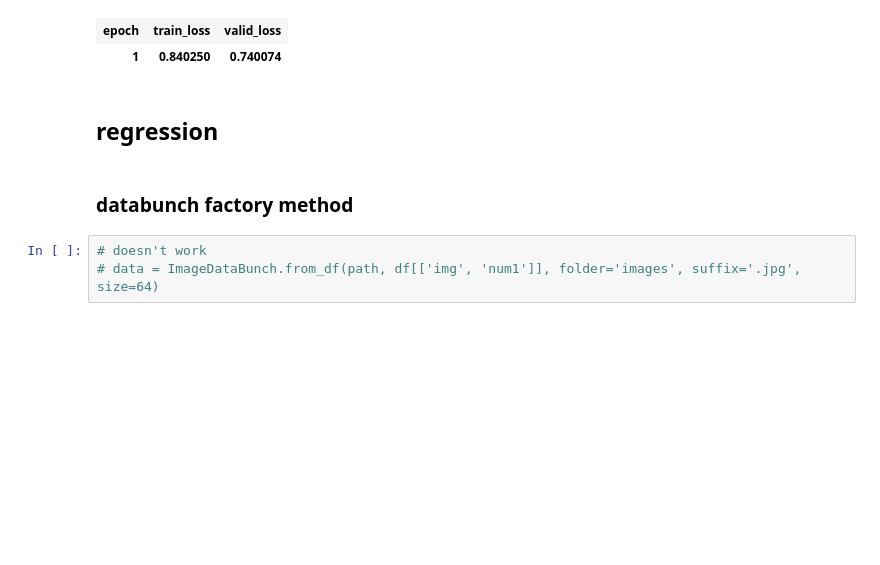
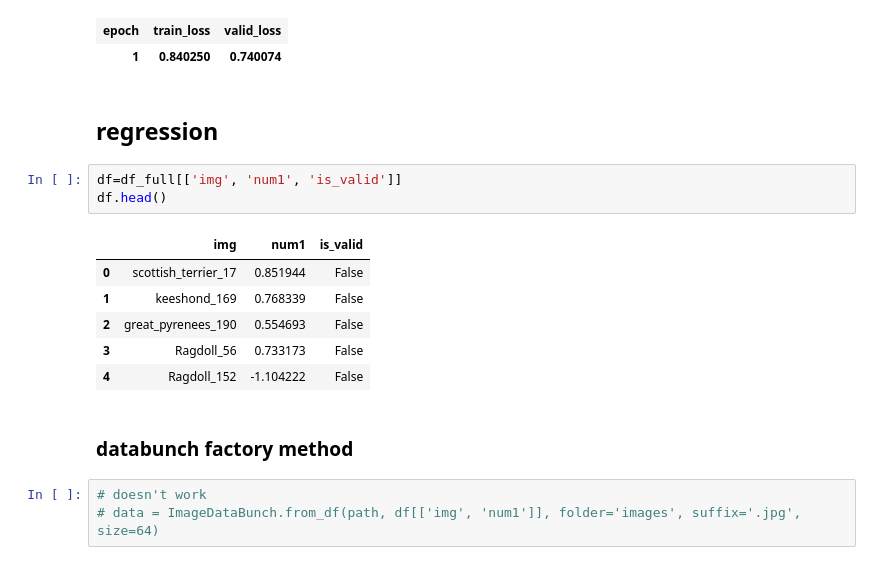
Before and after one commit to yang-zhang/yang-zhang.github.io, a Jupyter notebook: ds_code/fastai_multitask.ipynb, the cells around one changed output. Cells and saved outputs as stored; diff of their text form; blank space fills up the shorter version.

```diff
--- a/ds_code/fastai_multitask.ipynb
+++ b/ds_code/fastai_multitask.ipynb
@@ -182,6 +202,16 @@ Total time: 00:02
 | 1 | 0.840250 | 0.740074 |
 # %% [markdown]
 ## regression
+# %%
+df=df_full[['img', 'num1', 'is_valid']]
+df.head()
+# %% [output]
+|  | img | num1 | is_valid |
+| 0 | scottish_terrier_17 | 0.851944 | False |
+| 1 | keeshond_169 | 0.768339 | False |
+| 2 | great_pyrenees_190 | 0.554693 | False |
+| 3 | Ragdoll_56 | 0.733173 | False |
+| 4 | Ragdoll_152 | -1.104222 | False |
 # %% [markdown]
 ### databunch factory method
 # %%
```
Also changed, not shown: parts of 18 cells of this notebook, 1 other file.
